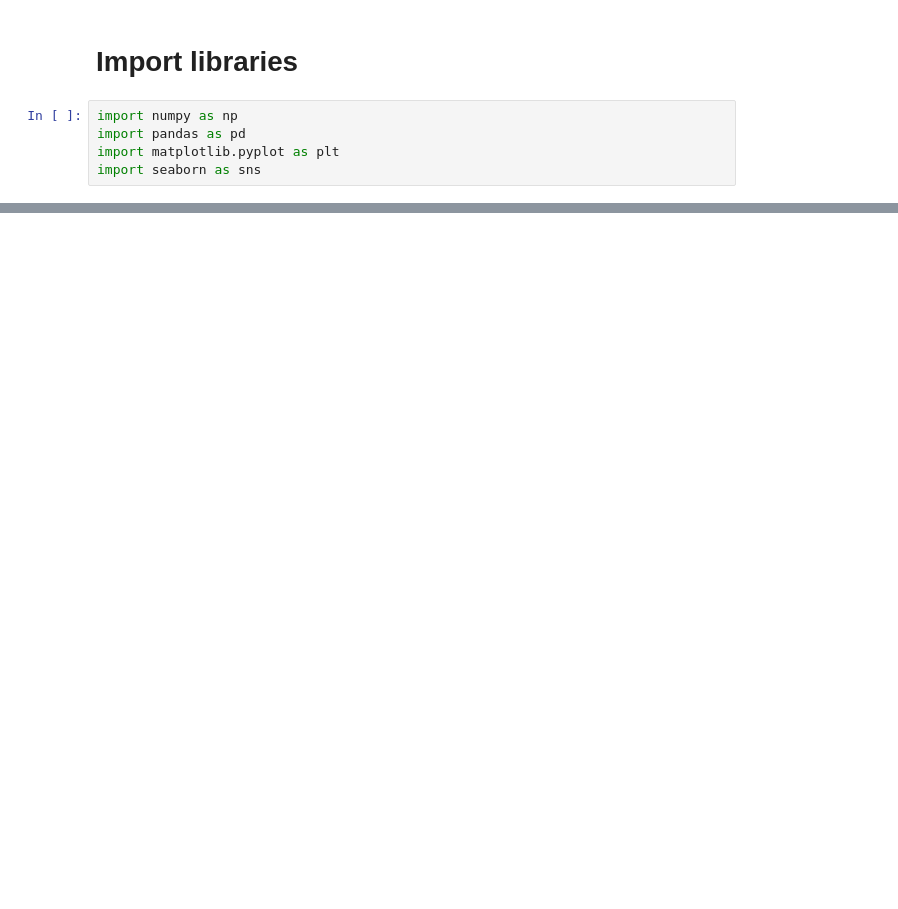
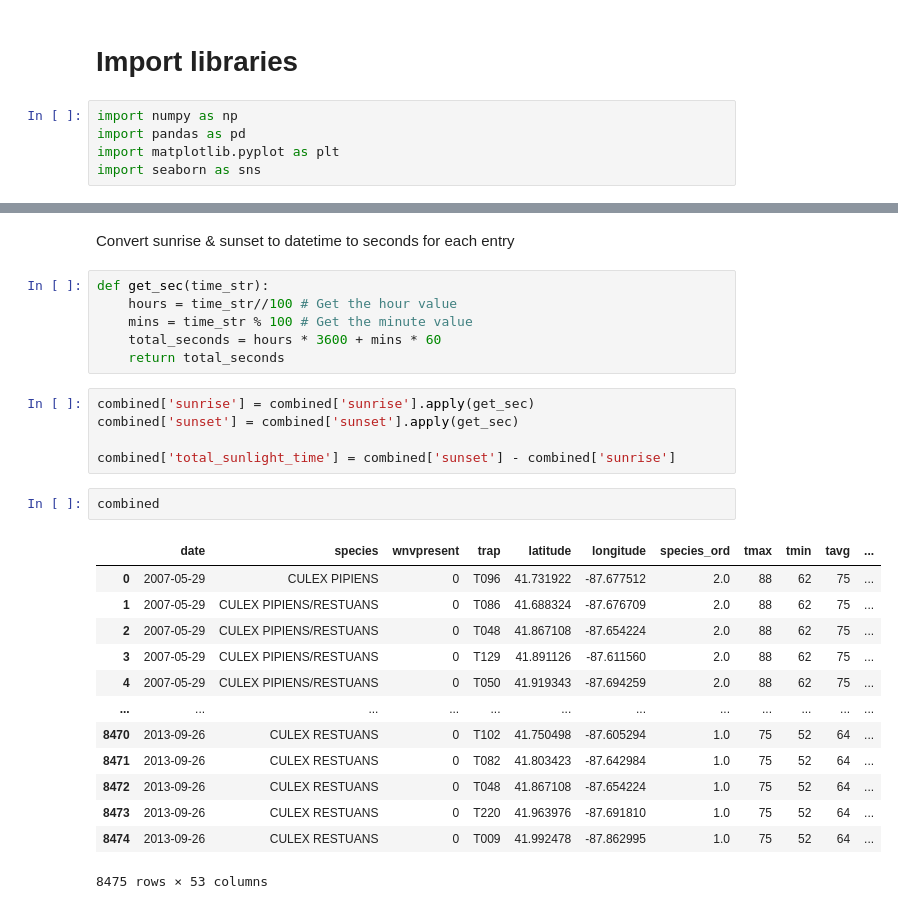
Before and after one commit to kevwee-lab/G.A-Project-4, a Jupyter notebook: working-folder/Zhi Qiang/ModellingCombined.ipynb, the cells around one changed output, grey strips where cells are left out. Cells and saved outputs as stored; diff of their text form; blank space fills up the shorter version.

```diff
--- a/working-folder/Zhi Qiang/ModellingCombined.ipynb
+++ b/working-folder/Zhi Qiang/ModellingCombined.ipynb
@@ -49,0 +79,29 @@ Create week of year column
+# %% [markdown]
+Convert sunrise & sunset to datetime to seconds for each entry
+# %%
+def get_sec(time_str):
+    hours = time_str//100 # Get the hour value
+    mins = time_str % 100 # Get the minute value
+    total_seconds = hours * 3600 + mins * 60
+    return total_seconds
+# %%
+combined['sunrise'] = combined['sunrise'].apply(get_sec)
+combined['sunset'] = combined['sunset'].apply(get_sec)
+
+combined['total_sunlight_time'] = combined['sunset'] - combined['sunrise']
+# %%
+combined
+# %% [output]
+|  | date | species | wnvpresent | trap | latitude | longitude | species_ord | tmax | tmin | tavg | ... |
+| 0 | 2007-05-29 | CULEX PIPIENS | 0 | T096 | 41.731922 | -87.677512 | 2.0 | 88 | 62 | 75 | ... |
+| 1 | 2007-05-29 | CULEX PIPIENS/RESTUANS | 0 | T086 | 41.688324 | -87.676709 | 2.0 | 88 | 62 | 75 | ... |
+| 2 | 2007-05-29 | CULEX PIPIENS/RESTUANS | 0 | T048 | 41.867108 | -87.654224 | 2.0 | 88 | 62 | 75 | ... |
+| 3 | 2007-05-29 | CULEX PIPIENS/RESTUANS | 0 | T129 | 41.891126 | -87.611560 | 2.0 | 88 | 62 | 75 | ... |
+| 4 | 2007-05-29 | CULEX PIPIENS/RESTUANS | 0 | T050 | 41.919343 | -87.694259 | 2.0 | 88 | 62 | 75 | ... |
+| ... | ... | ... | ... | ... | ... | ... | ... | ... | ... | ... | ... |
+| 8470 | 2013-09-26 | CULEX RESTUANS | 0 | T102 | 41.750498 | -87.605294 | 1.0 | 75 | 52 | 64 | ... |
+| 8471 | 2013-09-26 | CULEX RESTUANS | 0 | T082 | 41.803423 | -87.642984 | 1.0 | 75 | 52 | 64 | ... |
+| 8472 | 2013-09-26 | CULEX RESTUANS | 0 | T048 | 41.867108 | -87.654224 | 1.0 | 75 | 52 | 64 | ... |
+| 8473 | 2013-09-26 | CULEX RESTUANS | 0 | T220 | 41.963976 | -87.691810 | 1.0 | 75 | 52 | 64 | ... |
+| 8474 | 2013-09-26 | CULEX RESTUANS | 0 | T009 | 41.992478 | -87.862995 | 1.0 | 75 | 52 | 64 | ... |
+8475 rows × 53 columns
```
Also changed, not shown: parts of 52 cells of this notebook, 2 other files.
